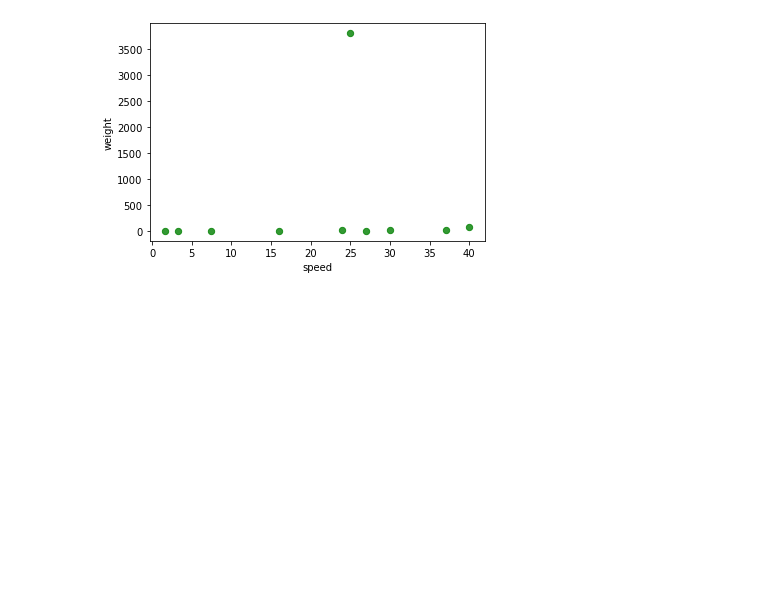
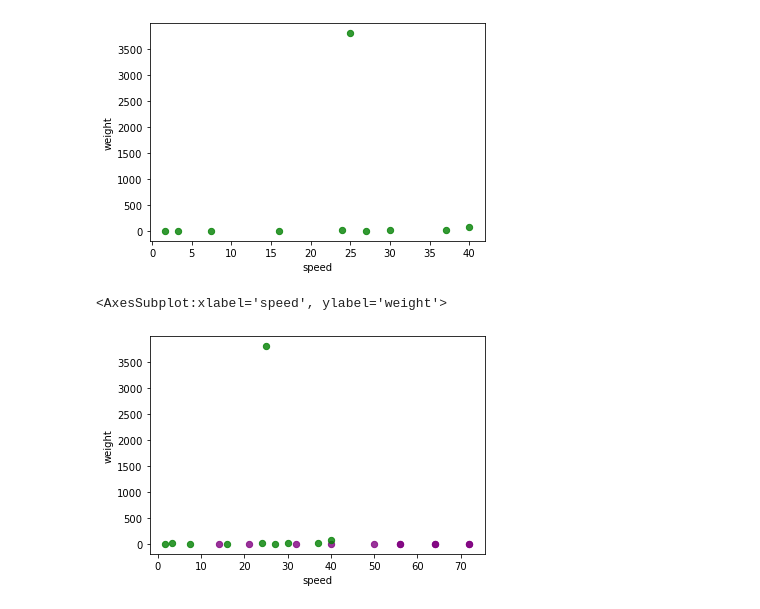
Before and after one commit to HeatherOrtegaMcMillan/numpy-pandas-visualization-exercises, a Jupyter notebook: dataframes.ipynb, the cells around one changed output. Drawn from its saved outputs; the diff is of its cells as text; code cells hidden in the pictures; blank space fills up the shorter version.

```diff
--- a/dataframes.ipynb
+++ b/dataframes.ipynb
@@ -473,6 +473,12 @@ Mammals[Mammals['specials'] == True].plot.scatter(x ='speed', y = 'weight', c =
 <AxesSubplot:xlabel='speed', ylabel='weight'>
 [figure]
 [figure]
+# %%
+ax = Mammals[Mammals['hoppers'] == True].plot.scatter(x ='speed', y = 'weight', c = 'purple', s = (40), alpha = .8)
+Mammals[Mammals['specials'] == True].plot.scatter(x ='speed', y = 'weight', c = 'green', s = 40, alpha = .8, ax = ax)
+# %% [output]
+<AxesSubplot:xlabel='speed', ylabel='weight'>
+[figure, added]
 # %%
 hopper_weights = Mammals[Mammals['hoppers'] == True]['weight']
 hopper_speeds = Mammals[Mammals['hoppers'] == True]['speed']
```
Also changed, not shown: parts of 1 cell of this notebook.
